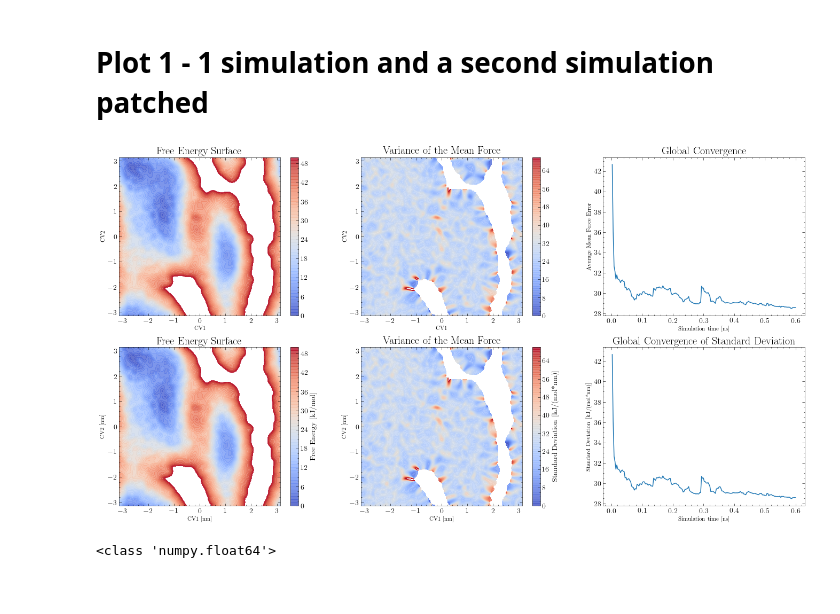
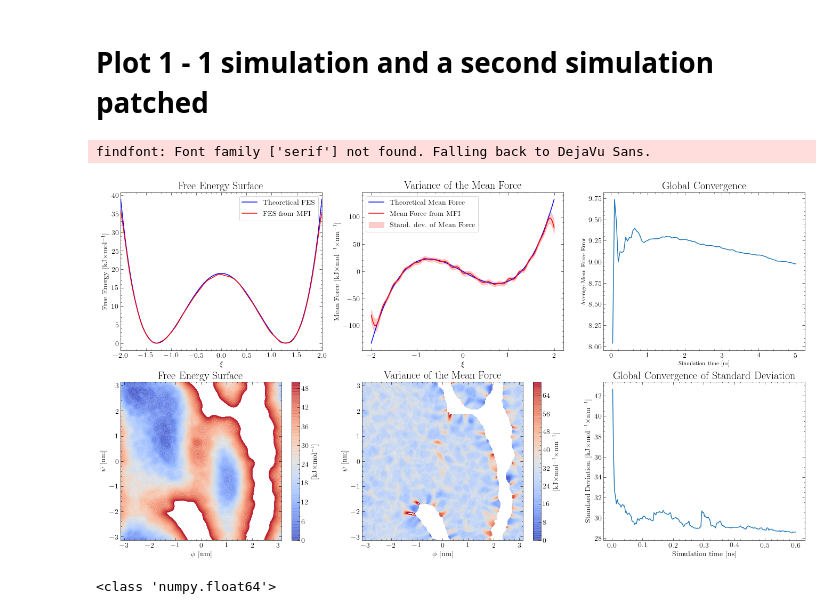
Before and after one commit to mme-ucl/MFI, a Jupyter notebook: results_plot/plot_results.ipynb, the cells around one changed output. Saved outputs shown, nothing was run; the diff lists cells and outputs as text; code cells hidden in the pictures.

```diff
--- a/results_plot/plot_results.ipynb
+++ b/results_plot/plot_results.ipynb
@@ -31,36 +31,41 @@ plt.rcParams['ytick.minor.width'] = plw
 plt.rcParams['ytick.minor.visible'] = True
 plt.rcParams['ytick.major.size'] = 5
 plt.rcParams["figure.figsize"] = (5,4)
+
+times = r"$\times$"
+pwr_neg = r"$^{-1}$"
 # %% [markdown]
 # Plot 1 - 1 simulation and a second simulation patched
 # %%
 #Load force terms
 Ftot_master = []
-with open(results_path + "/alanine_dipeptide_300K.pkl", "rb") as fr:
+with open(results_path + "/MFI1D_results.pkl", "rb") as fr:
     Ftot_master.append(pickle.load(fr))
 
-[X, Y, Ftot_den, Ftot_x, Ftot_y, ofv, ofe, ofv_history, ofe_history, time_history, Ftot_den2, ofv_num_x, ofv_num_y] = Ftot_master[-1]
-#integration with the FFT method
-[X, Y, FES] = MFI.FFT_intg_2D(Ftot_x, Ftot_y)
+[X, F, Ff, FES, Ftot, ofe, ofe_history, time_history] = Ftot_master[-1]
 
 FES_lim = 51
 ofe_map_lim = 71
 
 plt.rcParams["figure.figsize"] = (23,12)
 plt.subplot(2,3,1)
-plt.contourf(X, Y, FES, levels=range(0, FES_lim, 1), cmap='coolwarm', antialiased=False, alpha=0.8)
-plt.ylabel('CV2', fontsize=11)
-plt.xlabel('CV1', fontsize=11)
+plt.plot(X, F, color="blue",label="Theoretical FES")
+plt.plot(X, FES, color="red", label="FES from MFI")
+plt.ylabel("Free Energy [kJ" + times + "mol" + pwr_neg + "]", fontsize=14)
+plt.xlabel(r'$\xi$', fontsize=14)
 plt.title('Free Energy Surface', fontsize=20)
-plt.colorbar()
+plt.xlim(-2,2)
+plt.legend()
 
 plt.subplot(2,3,2)
-plt.contourf(X, Y, zero_to_nan(ofe), levels=range(0, ofe_map_lim, 1), cmap='coolwarm', antialiased=False, alpha=0.8)
-plt.ylabel('CV2', fontsize=11)
-plt.xlabel('CV1', fontsize=11)
+plt.plot(X, Ff, color="blue", label="Theoretical Mean Force")
+plt.plot(X, Ftot, color="red", label="Mean Force from MFI")
+plt.fill_between(X, Ftot, Ftot-ofe/2, color="red", alpha=0.2, label="Stand. dev. of Mean Force")
+plt.fill_between(X, Ftot, Ftot+ofe/2, color="red", alpha=0.2)
+plt.ylabel('Mean Force [kJ' + times + "mol" + pwr_neg + times + "nm" + pwr_neg + ']', fontsize=14)
+plt.xlabel(r'$\xi$', fontsize=14)
 plt.title('Variance of the Mean Force', fontsize=20)
-plt.colorbar()
-
+plt.legend()
 
 plt.subplot(2,3,3)
 plt.plot([time/1000 for time in time_history], ofe_history)
@@ -71,42 +76,43 @@ plt.title('Global Convergence', fontsize=20)
 
 
 #Load force terms
 Ftot_master = []
 with open(results_path + "/alanine_dipeptide_300K.pkl", "rb") as fr:
     Ftot_master.append(pickle.load(fr))
 
 [X, Y, Ftot_den, Ftot_x, Ftot_y, ofv, ofe, ofv_history, ofe_history, time_history, Ftot_den2, ofv_num_x, ofv_num_y] = Ftot_master[-1]
 #integration with the FFT method
 [X, Y, FES] = MFI.FFT_intg_2D(Ftot_x, Ftot_y)
 
 
 plt.subplot(2,3,4)
 plt.contourf(X, Y, FES, levels=range(0, FES_lim, 1), cmap='coolwarm', antialiased=False, alpha=0.8)
-plt.ylabel('CV2 [nm]', fontsize=11)
-plt.xlabel('CV1 [nm]', fontsize=11)
+plt.ylabel(r'$\psi$ [nm]', fontsize=14)
+plt.xlabel(r'$\phi$ [nm]', fontsize=14)
 plt.title('Free Energy Surface', fontsize=20)
-plt.colorbar(label="Free Energy [kJ/mol]")
+plt.colorbar(label="[kJ" + times + "mol" + pwr_neg + "]")
 
 plt.subplot(2,3,5)
 plt.contourf(X, Y, zero_to_nan(ofe), levels=range(0, ofe_map_lim, 1), cmap='coolwarm', antialiased=False, alpha=0.8)
-plt.ylabel('CV2 [nm]', fontsize=11)
-plt.xlabel('CV1 [nm]', fontsize=11)
+plt.ylabel(r'$\psi$ [nm]', fontsize=14)
+plt.xlabel(r'$\phi$ [nm]', fontsize=14)
 plt.title('Variance of the Mean Force', fontsize=20)
-plt.colorbar(label="Standard Deviation [kJ/(mol*nm)]")
+plt.colorbar(label="[kJ" + times + "mol" + pwr_neg + times + "nm" + pwr_neg + "]")
 
 
 plt.subplot(2,3,6)
 plt.plot([time/1000 for time in time_history], ofe_history)
-plt.ylabel('Standard Deviation [kJ/(mol*nm)]', fontsize=11)
-plt.xlabel('Simulation time [ns]', fontsize=11)
+plt.ylabel('Standard Deviation [kJ' + times + "mol" + pwr_neg + times + "nm" + pwr_neg + ']', fontsize=14)
+plt.xlabel('Simulation time [ns]', fontsize=14)
 plt.title('Global Convergence of Standard Deviation', fontsize=20)
 # plt.savefig('/home/antoniu/Desktop/Windows/results_1b.png', dpi=600, bbox_inches='tight')
 
 plt.show()
 
 plt.rcParams["figure.figsize"] = (5,4)
 # %% [output]
+findfont: Font family ['serif'] not found. Falling back to DejaVu Sans.
-[figure, old version]
+[figure, new version]
 # %%
 min_grid=np.array((-np.pi, -np.pi))
 
```
Also changed, not shown: 6 other files.
